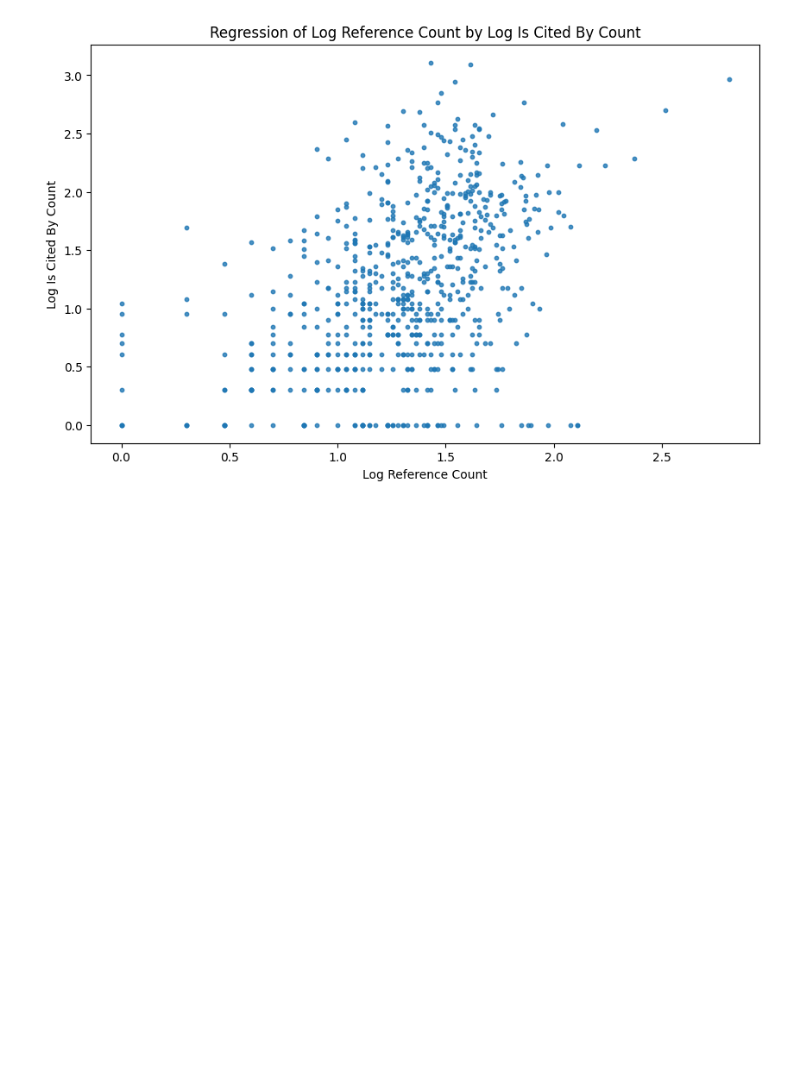
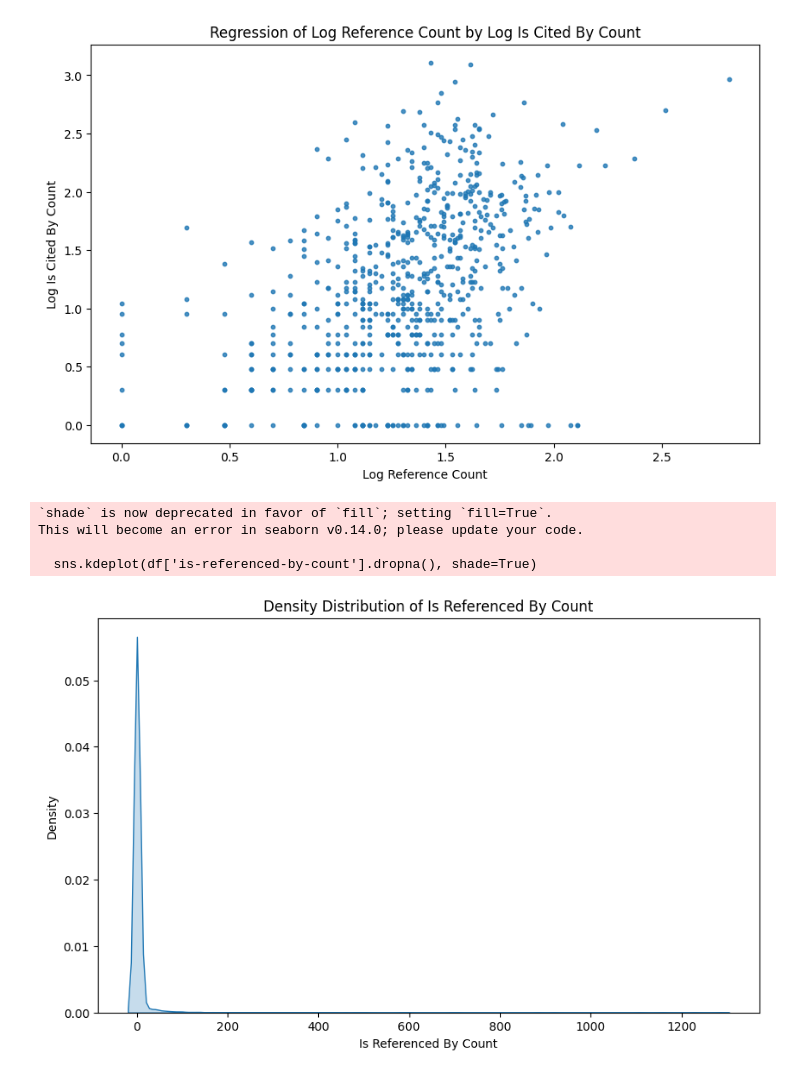
Before and after one commit to jocelynpender/crossref-analysis, a Jupyter notebook: analysis_story.ipynb, the cells around one changed output. Saved outputs shown, nothing was run; the diff lists cells and outputs as text; code cells hidden in the pictures; blank space fills up the shorter version.

```diff
--- a/analysis_story.ipynb
+++ b/analysis_story.ipynb
@@ -223,3 +222,18 @@ plt.ylabel('Log Is Cited By Count')
 plt.show()
 # %% [output]
 [figure]
+# %%
+plt.figure(figsize=(10, 6))
+sns.kdeplot(df['is-referenced-by-count'].dropna(), shade=True)
+plt.title('Density Distribution of Is Referenced By Count')
+plt.xlabel('Is Referenced By Count')
+plt.ylabel('Density')
+plt.show()
+
+# R^2 of the correlation was quite low, therefore, not significant to explore
+# %% [output]
+`shade` is now deprecated in favor of `fill`; setting `fill=True`.
+This will become an error in seaborn v0.14.0; please update your code.
+
+  sns.kdeplot(df['is-referenced-by-count'].dropna(), shade=True)
+[figure, added]
```
Also changed, not shown: parts of 10 cells of this notebook.
